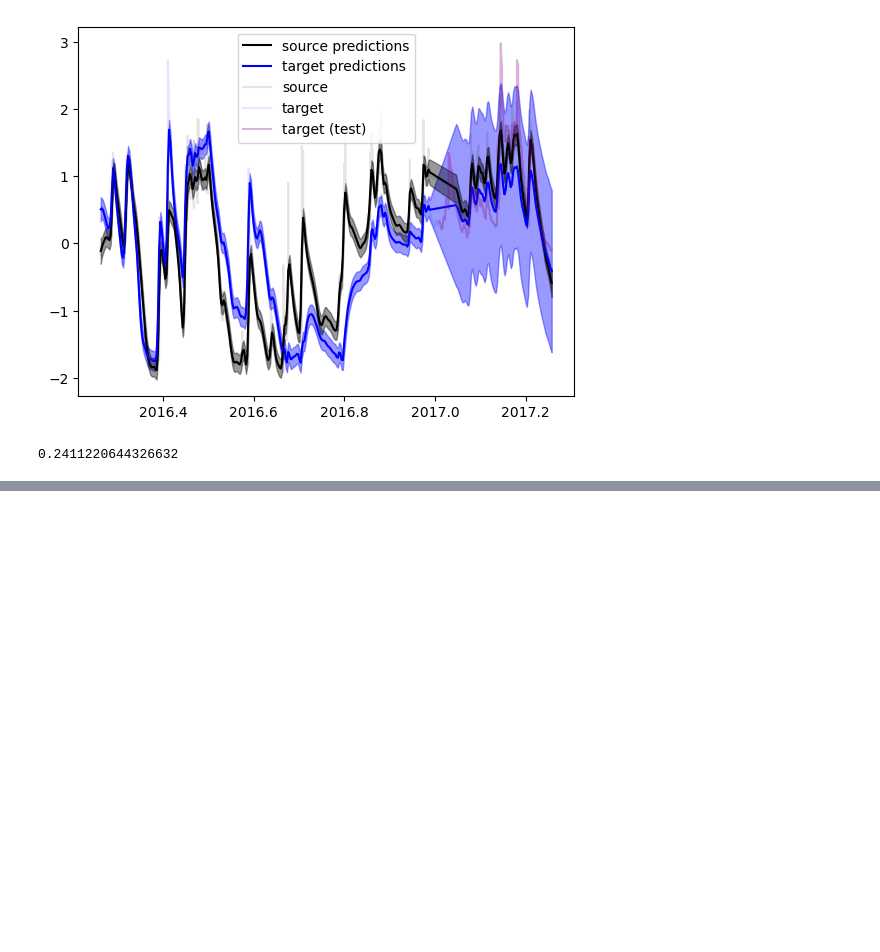
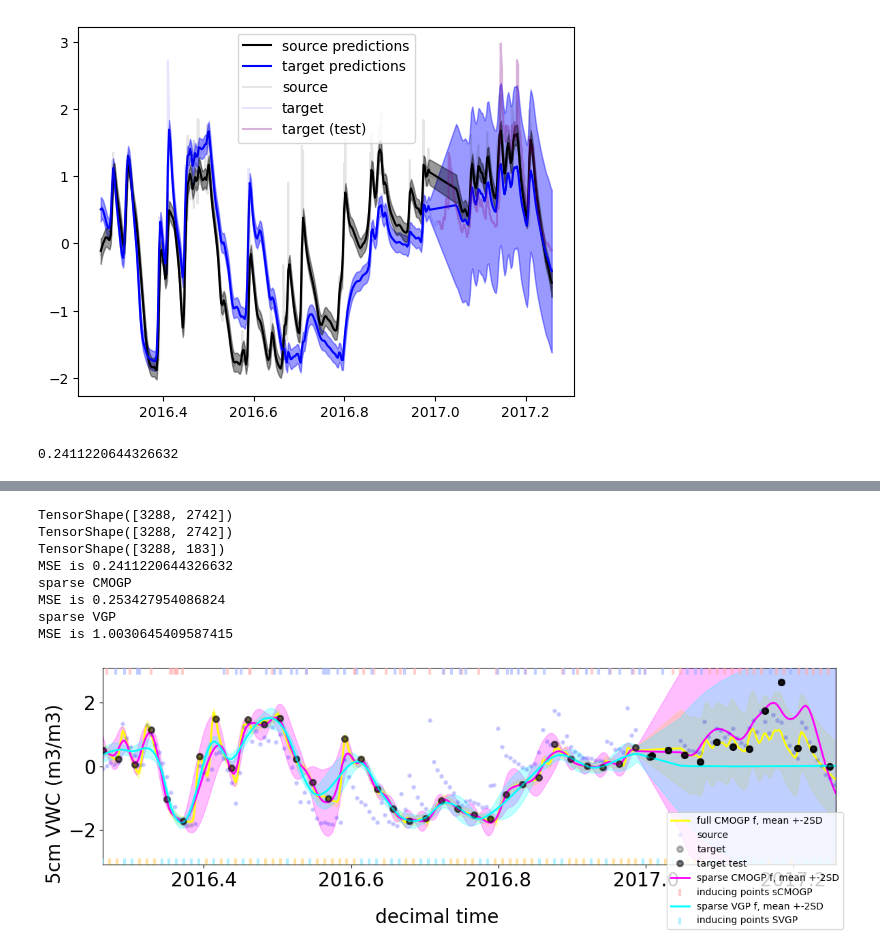
Before and after one commit to JVerbeek/at-gpflow, a Jupyter notebook: experiments/soil-moisture/soil_transfer_learning.ipynb, the cells around one changed output, grey strips where cells are left out. Saved outputs shown, nothing was run; the diff lists cells and outputs as text; code cells hidden in the pictures; blank space fills up the shorter version.

```diff
--- a/experiments/soil-moisture/soil_transfer_learning.ipynb
+++ b/experiments/soil-moisture/soil_transfer_learning.ipynb
@@ -446,0 +472,53 @@ NameError: name 'model1' is not defined
+# %%
+from sklearn.metrics import mean_squared_error
+
+fig, ax = plt.subplots(1, 1, figsize=(12, 4))
+
+colors = ["yellow", "magenta", "cyan"]
+for i ,(name, m) in enumerate(zip(["full CMOGP", "sparse CMOGP", "sparse VGP"], [model1, model2, model3])):
+    Xtst = Xtest.reshape(-1, 1)
+    Xall = Ax
+    Xplot = np.hstack((Xall, np.zeros_like(Xall)))
+    Xplot2 = np.hstack((Xall, np.ones_like(Xall)))
+    Xtest_stack = np.hstack((Xtst, np.ones_like(Xtst)))
+    fmean, fvar = m.predict_f(Xplot)
+    fmean2, fvar2 = m.predict_f(Xplot2)
+    fmean_tst, fvar_tst = m.predict_f(Xtest_stack)
+    #ax[0].plot(Xall, fmean, color="k", lw =2, label="source predictions" if i ==0 else "__nolegend__")
+    ax.plot(Xall, fmean2, color=colors[i], lw=2, label=f"{name} f, mean +-2SD")
+    ax.plot(Ax, Ay, "b.", markevery=16, ms=6, mew=2, alpha=0.05, label="source" if i == 0 else "__nolegend__")
+    ax.plot(Bx, By, "k.", markevery=16, ms=12, mew=2, alpha=0.25, label="target" if i == 0 else "__nolegend__")
+    ax.plot(Xtest, ytest, "k.", markevery=16, ms=12, mew=2, alpha=0.5, label="target test" if i == 0 else "__nolegend__")
+    fig.supxlabel("decimal time", fontsize=20)
+    fig.supylabel("5cm VWC (m3/m3)", fontsize=20)
+    ours_mse = mean_squared_error(ytest, fmean_tst)
+    #ax.set_title(name + f"(MSE {np.round(ours_mse, 3)})", fontsize=15)
+    if i < -1:
+        ax.set_xticklabels([])
+    ax.tick_params(axis='both', labelsize=20)
+    ax.fill_between(
+        Xall[:, 0],
+        (fmean2 - 2 * np.sqrt(fvar2))[:, 0],
+        (fmean2 + 2 * np.sqrt(fvar2))[:, 0],
+        color=colors[i],
+        alpha=0.25,
+    )
+    if "sparse" in name:
+        print(name)
+        ax.scatter(m.inducing_variable.Z[:,0], np.ones_like(ivs[:,0])*3 if i == 1 else np.ones_like(ivs[:,0]) * -3, marker="|", c=m.inducing_variable.Z[:,1], cmap="berlin" if i == 1 else "managua",  zorder=100, s=50, linewidth=3, alpha=0.6, label= "inducing points sCMOGP" if i == 1 else "inducing points SVGP")
+    ax.set_xlim(np.min(X[:,0]), np.max(X[:,0]))
+    ax.set_ylim(-3.1, 3.1)
+    print("MSE is", ours_mse)
+
+fig.legend(loc="lower right", ncol=1)
+plt.tight_layout()
+# %% [output]
+TensorShape([3288, 2742])
+TensorShape([3288, 2742])
+TensorShape([3288, 183])
+MSE is 0.2411220644326632
+sparse CMOGP
+MSE is 0.253427954086824
+sparse VGP
+MSE is 1.0030645409587415
+[figure, added]
```
Also changed, not shown: parts of 5 cells of this notebook, 1 other file.
